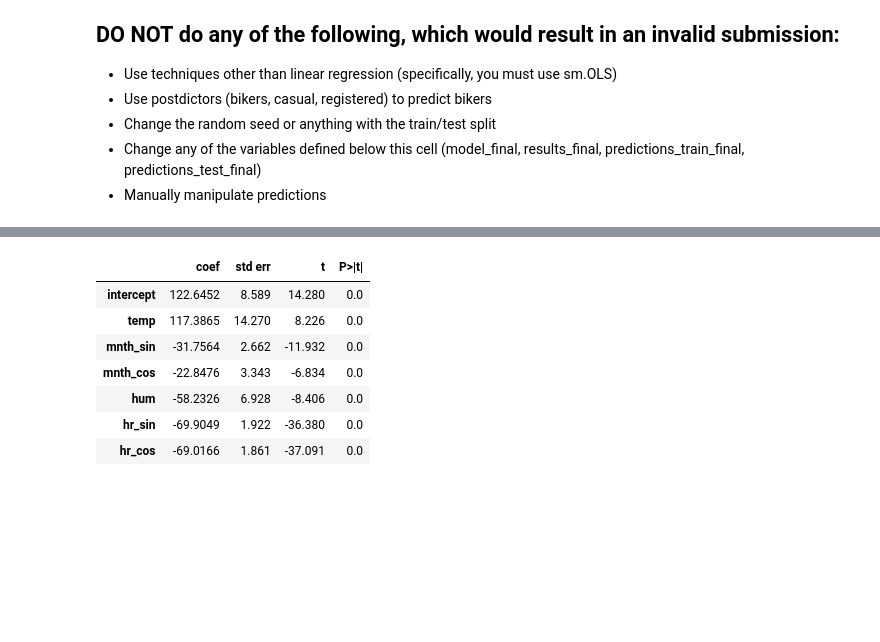
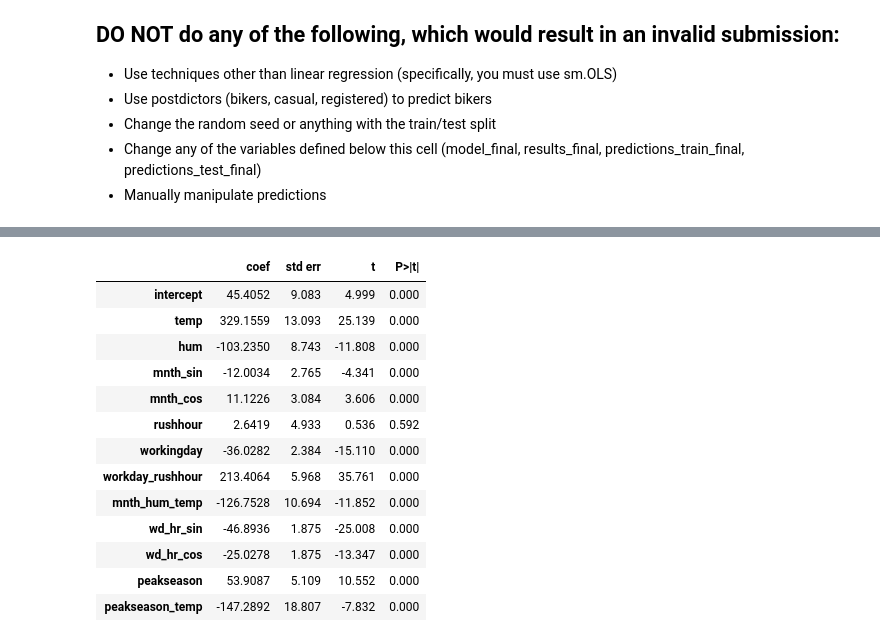
Before and after one commit to Tahmeed65/code_2600, a Jupyter notebook: mod05_nonlinear.ipynb, the cells around one changed output, grey strips where cells are left out. Saved outputs shown, nothing was run; the diff lists cells and outputs as text; code cells hidden in the pictures; blank space fills up the shorter version.

```diff
--- a/mod05_nonlinear.ipynb
+++ b/mod05_nonlinear.ipynb
@@ -360,19 +367,25 @@ dtype: object
 # %%
 # Build your linear regression model here.
-vars_to_include = ['intercept', "temp", "mnth_sin", "mnth_cos", "hum", "hr_sin", "hr_cos"]
+vars_to_include = ['intercept', "temp", "hum", "mnth_sin", "mnth_cos", "rushhour", "workingday", "workday_rushhour", "mnth_hum_temp", "wd_hr_sin", "wd_hr_cos", "peakseason", "peakseason_temp"]
 
 model_final = sm.OLS(y_train, X_train[vars_to_include])
 results_final = model_final.fit()
 summarize(results_final)
 # %% [output]
 |  | coef | std err | t | P>|t| |
-| intercept | 122.6452 | 8.589 | 14.280 | 0.0 |
-| temp | 117.3865 | 14.270 | 8.226 | 0.0 |
-| mnth_sin | -31.7564 | 2.662 | -11.932 | 0.0 |
-| mnth_cos | -22.8476 | 3.343 | -6.834 | 0.0 |
-| hum | -58.2326 | 6.928 | -8.406 | 0.0 |
-| hr_sin | -69.9049 | 1.922 | -36.380 | 0.0 |
-| hr_cos | -69.0166 | 1.861 | -37.091 | 0.0 |
+| intercept | 45.4052 | 9.083 | 4.999 | 0.000 |
+| temp | 329.1559 | 13.093 | 25.139 | 0.000 |
+| hum | -103.2350 | 8.743 | -11.808 | 0.000 |
+| mnth_sin | -12.0034 | 2.765 | -4.341 | 0.000 |
+| mnth_cos | 11.1226 | 3.084 | 3.606 | 0.000 |
+| rushhour | 2.6419 | 4.933 | 0.536 | 0.592 |
+| workingday | -36.0282 | 2.384 | -15.110 | 0.000 |
+| workday_rushhour | 213.4064 | 5.968 | 35.761 | 0.000 |
+| mnth_hum_temp | -126.7528 | 10.694 | -11.852 | 0.000 |
+| wd_hr_sin | -46.8936 | 1.875 | -25.008 | 0.000 |
+| wd_hr_cos | -25.0278 | 1.875 | -13.347 | 0.000 |
+| peakseason | 53.9087 | 5.109 | 10.552 | 0.000 |
+| peakseason_temp | -147.2892 | 18.807 | -7.832 | 0.000 |
 # %%
 predictions_train_final = predict(X_train[vars_to_include], results_final)
 print('MSE train: ', mse(y_train, predictions_train_final))
```
Also changed, not shown: parts of 3 cells of this notebook.
